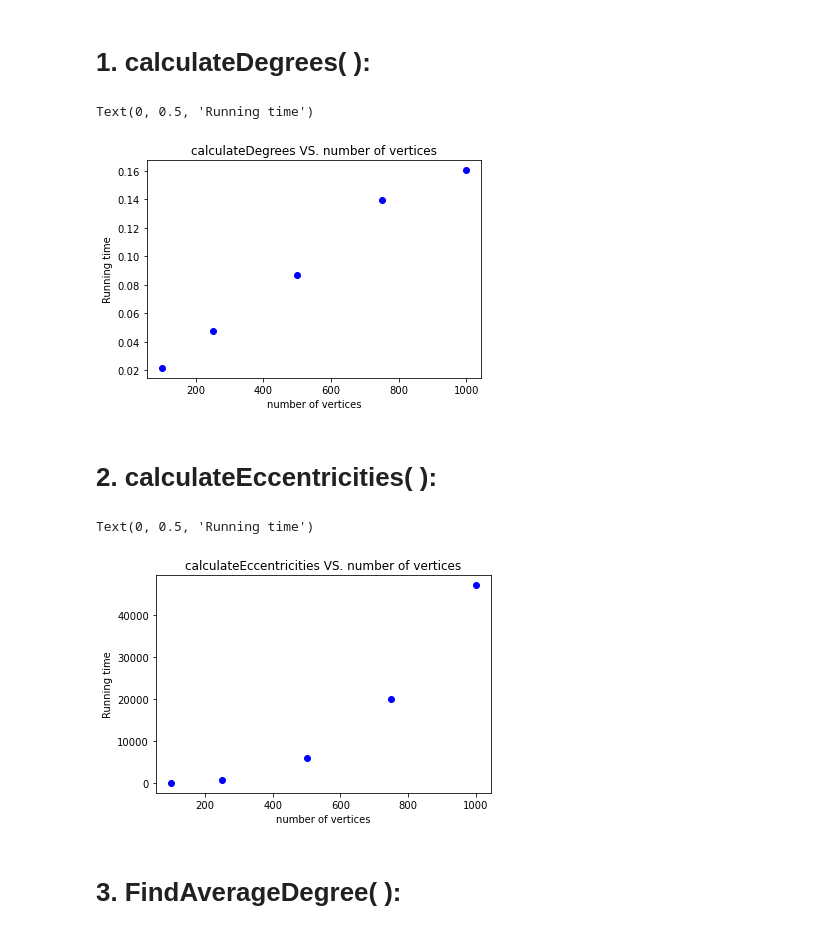
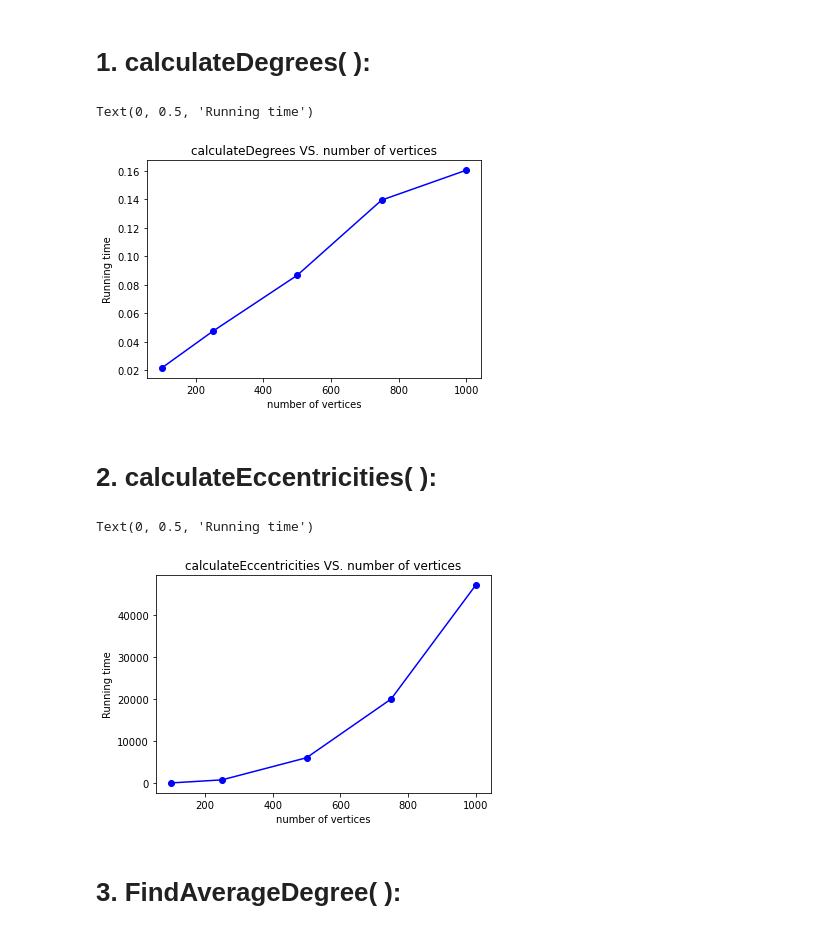
Before and after one commit to xichenhe/CS130A-PA2, a Jupyter notebook: PA2 Documentation.ipynb, the cells around one changed output. Cells and saved outputs as stored; diff of their text form; code cells hidden in the pictures.

```diff
--- a/PA2 Documentation.ipynb
+++ b/PA2 Documentation.ipynb
@@ -192,23 +192,23 @@ with open('record750.txt') as f:
 # %%
 plt.figure()
 plt.title('calculateDegrees VS. number of vertices')
-plt.plot(vertices,calc_deg,'bo')
+plt.plot(vertices,calc_deg,'bo-')
 plt.xlabel('number of vertices')
 plt.ylabel('Running time')
 # %% [output]
 Text(0, 0.5, 'Running time')
-[figure, old version]
+[figure, new version]
 # %% [markdown]
 # 2. calculateEccentricities(  ):
 # %%
 plt.figure()
 plt.title('calculateEccentricities VS. number of vertices')
-plt.plot(vertices,calc_eccen,'bo')
+plt.plot(vertices,calc_eccen,'bo-')
 plt.xlabel('number of vertices')
 plt.ylabel('Running time')
 # %% [output]
 Text(0, 0.5, 'Running time')
-[figure, old version]
+[figure, new version]
 # %% [markdown]
 # 3. FindAverageDegree(  ):
 # %%
```
Also changed, not shown: parts of 23 cells of this notebook, 2 other files.
